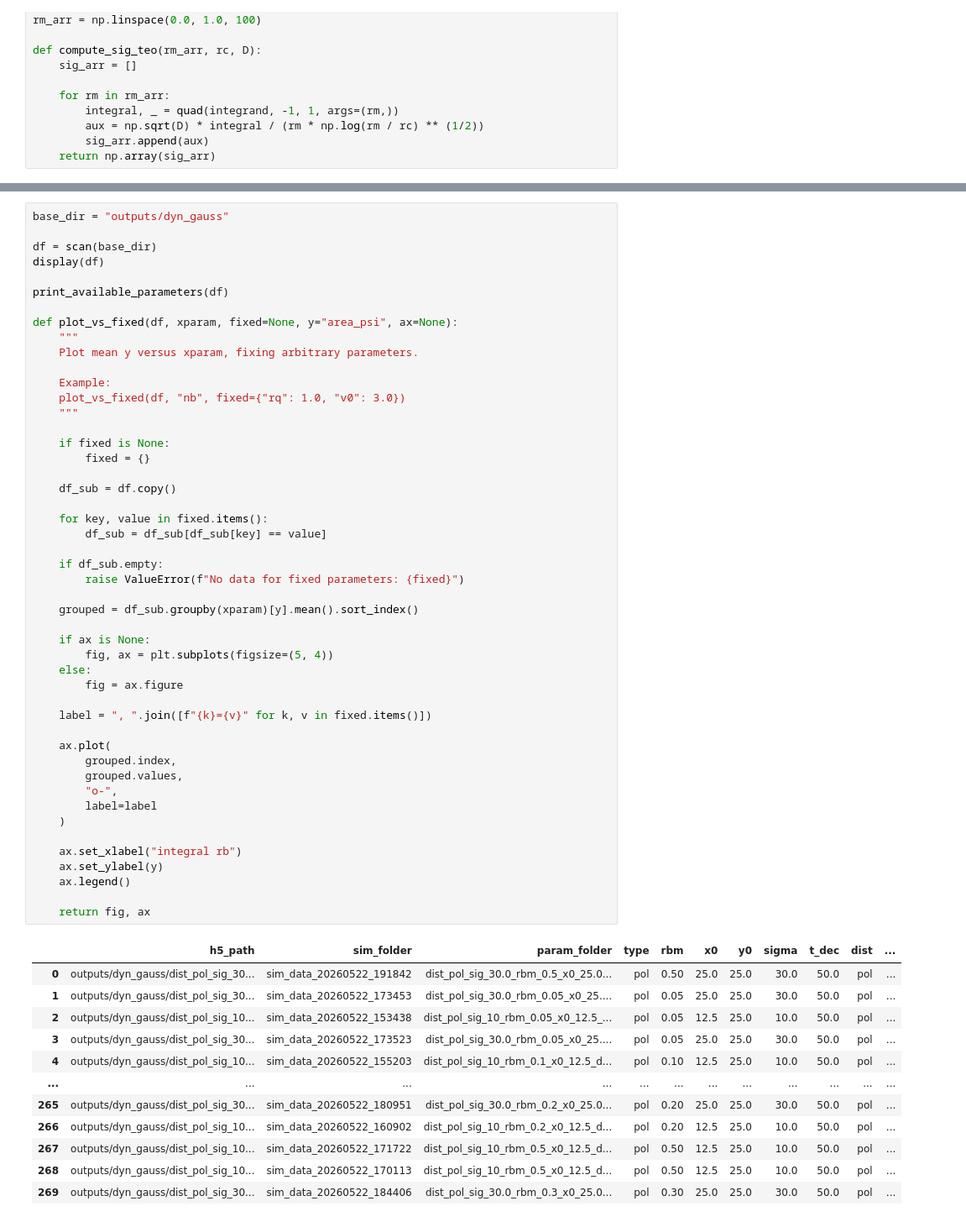
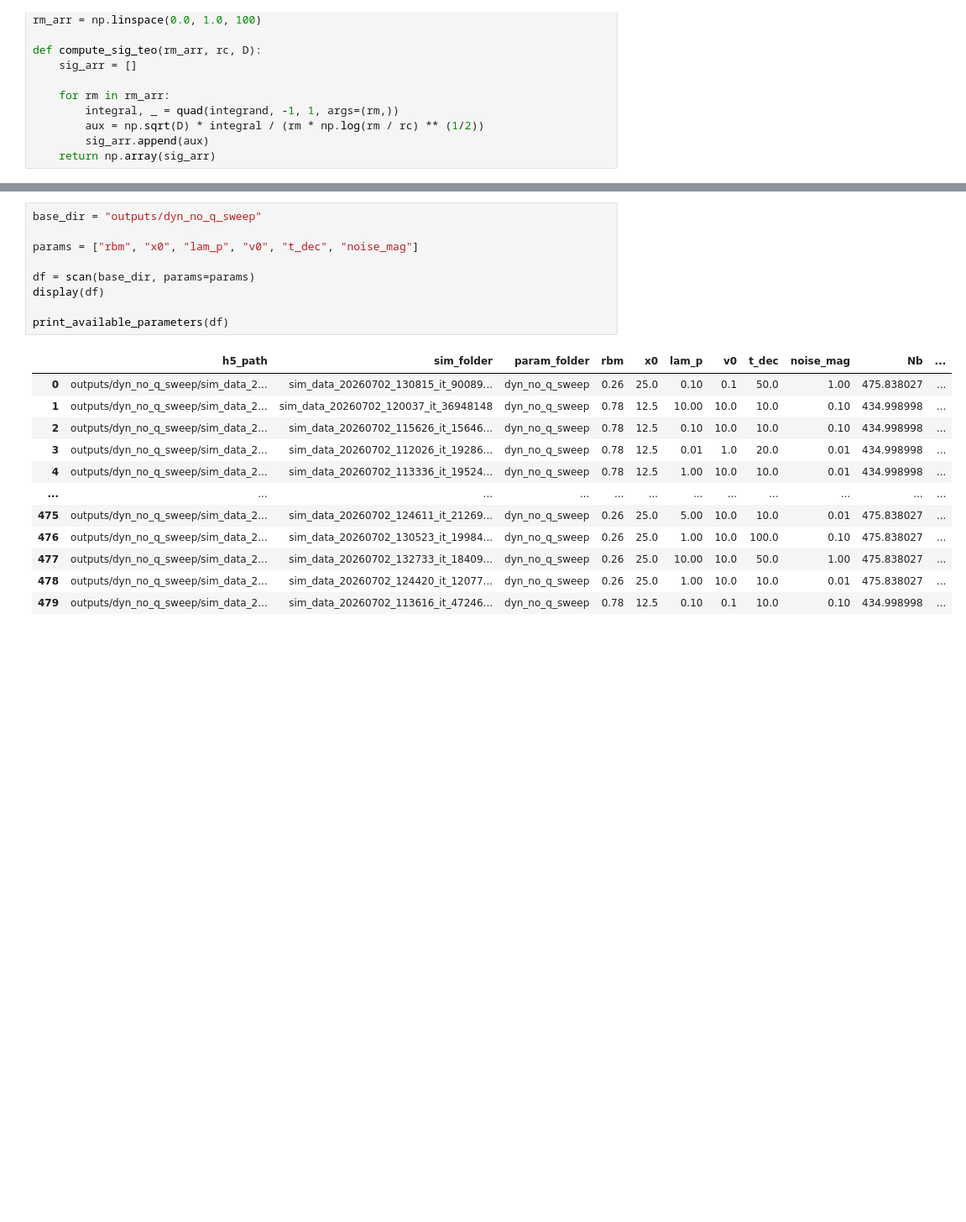
Before and after one commit to pvblop/Memory-Phase-Field-Models, a Jupyter notebook: equation_solver_gauss_dist/analysis_sweep.ipynb, the cells around one changed output, grey strips where cells are left out. Shown at 84% size. Cells and saved outputs as stored; diff of their text form; blank space fills up the shorter version.

```diff
--- a/equation_solver_gauss_dist/analysis_sweep.ipynb
+++ b/equation_solver_gauss_dist/analysis_sweep.ipynb
@@ -503,61 +582,22 @@ plt.savefig("phase_diagram_gauss_dpsi_30.png", dpi=300, bbox_inches="tight")
 # %%
-base_dir = "outputs/dyn_gauss"
+base_dir = "outputs/dyn_no_q_sweep"
 
-df = scan(base_dir)
+params = ["rbm", "x0", "lam_p", "v0", "t_dec", "noise_mag"]
+
+df = scan(base_dir, params=params)
 display(df)
 
 print_available_parameters(df)
-
-def plot_vs_fixed(df, xparam, fixed=None, y="area_psi", ax=None):
-    """
-    Plot mean y versus xparam, fixing arbitrary parameters.
-
-    Example:
-    plot_vs_fixed(df, "nb", fixed={"rq": 1.0, "v0": 3.0})
-    """
-
-    if fixed is None:
-        fixed = {}
-
-    df_sub = df.copy()
-
-    for key, value in fixed.items():
-        df_sub = df_sub[df_sub[key] == value]
-
-    if df_sub.empty:
-        raise ValueError(f"No data for fixed parameters: {fixed}")
-
-    grouped = df_sub.groupby(xparam)[y].mean().sort_index()
-
-    if ax is None:
-        fig, ax = plt.subplots(figsize=(5, 4))
-    else:
-        fig = ax.figure
-
-    label = ", ".join([f"{k}={v}" for k, v in fixed.items()])
-
-    ax.plot(
-        grouped.index,
-        grouped.values,
-        "o-",
-        label=label
-    )
-
-    ax.set_xlabel("integral rb")
-    ax.set_ylabel(y)
-    ax.legend()
-
-    return fig, ax
 # %% [output]
-|  | h5_path | sim_folder | param_folder | type | rbm | x0 | y0 | sigma | t_dec | dist | ... |
-| 0 | outputs/dyn_gauss/dist_pol_sig_30... | sim_data_20260522_191842 | dist_pol_sig_30.0_rbm_0.5_x0_25.0... | pol | 0.50 | 25.0 | 25.0 | 30.0 | 50.0 | pol | ... |
-| 1 | outputs/dyn_gauss/dist_pol_sig_30... | sim_data_20260522_173453 | dist_pol_sig_30.0_rbm_0.05_x0_25.... | pol | 0.05 | 25.0 | 25.0 | 30.0 | 50.0 | pol | ... |
-| 2 | outputs/dyn_gauss/dist_pol_sig_10... | sim_data_20260522_153438 | dist_pol_sig_10_rbm_0.05_x0_12.5_... | pol | 0.05 | 12.5 | 25.0 | 10.0 | 50.0 | pol | ... |
-| 3 | outputs/dyn_gauss/dist_pol_sig_30... | sim_data_20260522_173523 | dist_pol_sig_30.0_rbm_0.05_x0_25.... | pol | 0.05 | 25.0 | 25.0 | 30.0 | 50.0 | pol | ... |
-| 4 | outputs/dyn_gauss/dist_pol_sig_10... | sim_data_20260522_155203 | dist_pol_sig_10_rbm_0.1_x0_12.5_d... | pol | 0.10 | 12.5 | 25.0 | 10.0 | 50.0 | pol | ... |
+|  | h5_path | sim_folder | param_folder | rbm | x0 | lam_p | v0 | t_dec | noise_mag | Nb | ... |
+| 0 | outputs/dyn_no_q_sweep/sim_data_2... | sim_data_20260702_130815_it_90089... | dyn_no_q_sweep | 0.26 | 25.0 | 0.10 | 0.1 | 50.0 | 1.00 | 475.838027 | ... |
+| 1 | outputs/dyn_no_q_sweep/sim_data_2... | sim_data_20260702_120037_it_36948148 | dyn_no_q_sweep | 0.78 | 12.5 | 10.00 | 10.0 | 10.0 | 0.10 | 434.998998 | ... |
+| 2 | outputs/dyn_no_q_sweep/sim_data_2... | sim_data_20260702_115626_it_15646... | dyn_no_q_sweep | 0.78 | 12.5 | 0.10 | 10.0 | 10.0 | 0.10 | 434.998998 | ... |
+| 3 | outputs/dyn_no_q_sweep/sim_data_2... | sim_data_20260702_112026_it_19286... | dyn_no_q_sweep | 0.78 | 12.5 | 0.01 | 1.0 | 20.0 | 0.01 | 434.998998 | ... |
+| 4 | outputs/dyn_no_q_sweep/sim_data_2... | sim_data_20260702_113336_it_19524... | dyn_no_q_sweep | 0.78 | 12.5 | 1.00 | 10.0 | 10.0 | 0.01 | 434.998998 | ... |
 | ... | ... | ... | ... | ... | ... | ... | ... | ... | ... | ... | ... |
-| 265 | outputs/dyn_gauss/dist_pol_sig_30... | sim_data_20260522_180951 | dist_pol_sig_30.0_rbm_0.2_x0_25.0... | pol | 0.20 | 25.0 | 25.0 | 30.0 | 50.0 | pol | ... |
-| 266 | outputs/dyn_gauss/dist_pol_sig_10... | sim_data_20260522_160902 | dist_pol_sig_10_rbm_0.2_x0_12.5_d... | pol | 0.20 | 12.5 | 25.0 | 10.0 | 50.0 | pol | ... |
-| 267 | outputs/dyn_gauss/dist_pol_sig_10... | sim_data_20260522_171722 | dist_pol_sig_10_rbm_0.5_x0_12.5_d... | pol | 0.50 | 12.5 | 25.0 | 10.0 | 50.0 | pol | ... |
-| 268 | outputs/dyn_gauss/dist_pol_sig_10... | sim_data_20260522_170113 | dist_pol_sig_10_rbm_0.5_x0_12.5_d... | pol | 0.50 | 12.5 | 25.0 | 10.0 | 50.0 | pol | ... |
-| 269 | outputs/dyn_gauss/dist_pol_sig_30... | sim_data_20260522_184406 | dist_pol_sig_30.0_rbm_0.3_x0_25.0... | pol | 0.30 | 25.0 | 25.0 | 30.0 | 50.0 | pol | ... |
+| 475 | outputs/dyn_no_q_sweep/sim_data_2... | sim_data_20260702_124611_it_21269... | dyn_no_q_sweep | 0.26 | 25.0 | 5.00 | 10.0 | 10.0 | 0.01 | 475.838027 | ... |
+| 476 | outputs/dyn_no_q_sweep/sim_data_2... | sim_data_20260702_130523_it_19984... | dyn_no_q_sweep | 0.26 | 25.0 | 1.00 | 10.0 | 100.0 | 0.10 | 475.838027 | ... |
+| 477 | outputs/dyn_no_q_sweep/sim_data_2... | sim_data_20260702_132733_it_18409... | dyn_no_q_sweep | 0.26 | 25.0 | 10.00 | 10.0 | 50.0 | 1.00 | 475.838027 | ... |
+| 478 | outputs/dyn_no_q_sweep/sim_data_2... | sim_data_20260702_124420_it_12077... | dyn_no_q_sweep | 0.26 | 25.0 | 1.00 | 10.0 | 10.0 | 0.01 | 475.838027 | ... |
+| 479 | outputs/dyn_no_q_sweep/sim_data_2... | sim_data_20260702_113616_it_47246... | dyn_no_q_sweep | 0.78 | 12.5 | 0.10 | 0.1 | 10.0 | 0.10 | 434.998998 | ... |
```
Also changed, not shown: parts of 9 cells of this notebook, 7 other files.
